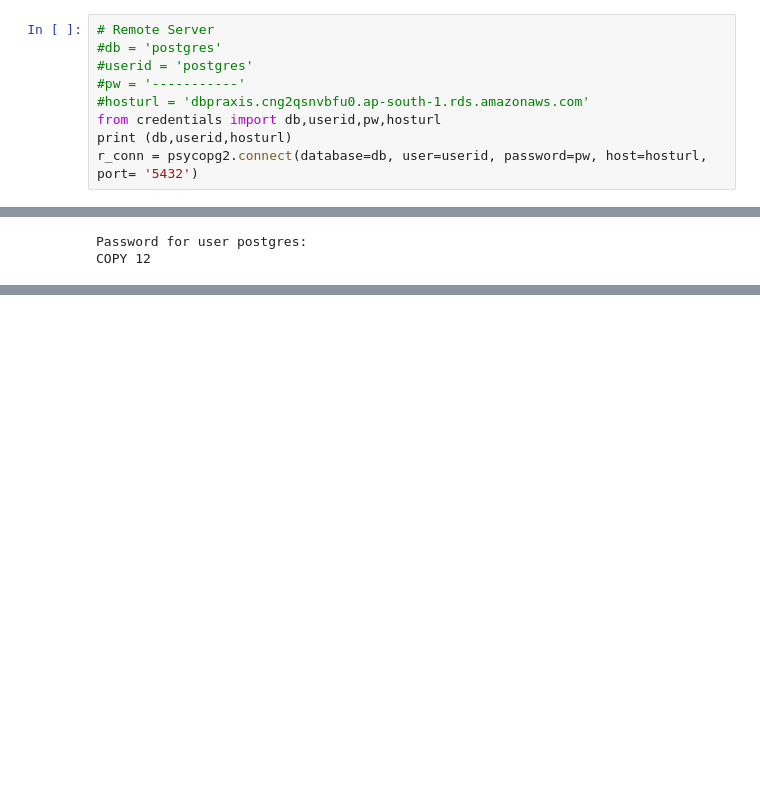
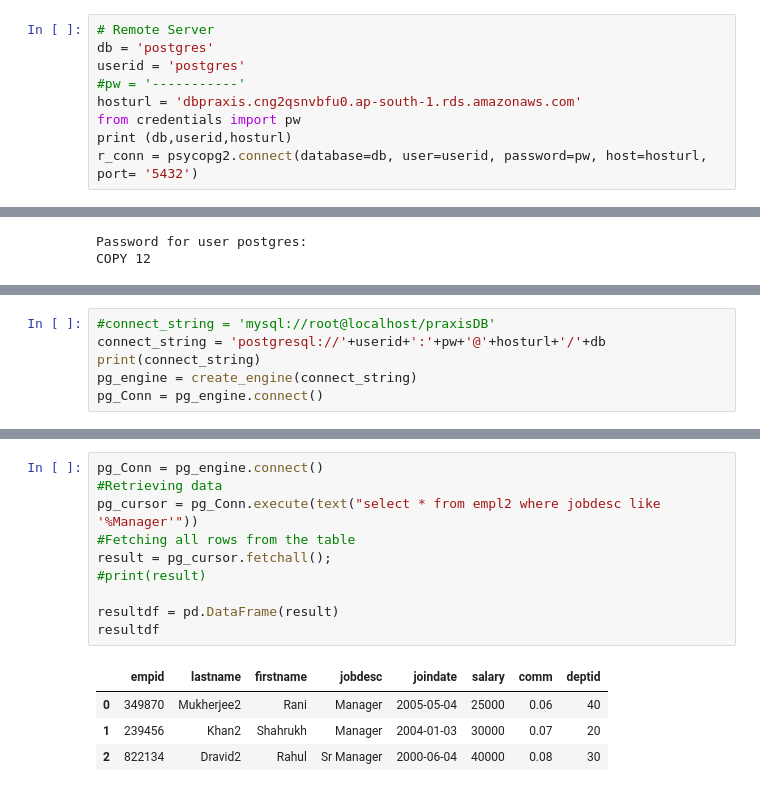
Before and after one commit to Praxis-QR/RDWH, a Jupyter notebook: PostgreSQL_01_Install_Config.ipynb, the cells around one changed output, grey strips where cells are left out. Cells and saved outputs as stored; diff of their text form; blank space fills up the shorter version.

Commit message:
Postgres in Local VM | AWS RDS | Command Line | psycopg2 | sql alchemy

```diff
--- a/PostgreSQL_01_Install_Config.ipynb
+++ b/PostgreSQL_01_Install_Config.ipynb
@@ -364,11 +366,11 @@ runSelect('select * from empl2',l_conn)
 ## Remote Access
 # %%
 # Remote Server
-#db = 'postgres'
-#userid = 'postgres'
+db = 'postgres'
+userid = 'postgres'
 #pw = '-----------'
-#hosturl = 'dbpraxis.cng2qsnvbfu0.ap-south-1.rds.amazonaws.com'
-from credentials import db,userid,pw,hosturl
+hosturl = 'dbpraxis.cng2qsnvbfu0.ap-south-1.rds.amazonaws.com'
+from credentials import pw
 print (db,userid,hosturl)
 r_conn = psycopg2.connect(database=db, user=userid, password=pw, host=hosturl, port= '5432')
 # %% [output]
@@ -475,0 +502,6 @@ Password for user postgres:
+# %%
+#connect_string = 'mysql://root@localhost/praxisDB'
+connect_string = 'postgresql://'+userid+':'+pw+'@'+hosturl+'/'+db
+print(connect_string)
+pg_engine = create_engine(connect_string)
+pg_Conn = pg_engine.connect()
@@ -476,3 +521,18 @@ Password for user postgres:
+# %%
+pg_Conn = pg_engine.connect()
+#Retrieving data
+pg_cursor = pg_Conn.execute(text("select * from empl2 where jobdesc like '%Manager'"))
+#Fetching all rows from the table
+result = pg_cursor.fetchall();
+#print(result)
+
+resultdf = pd.DataFrame(result)
+resultdf
+# %% [output]
+|  | empid | lastname | firstname | jobdesc | joindate | salary | comm | deptid |
+| 0 | 349870 | Mukherjee2 | Rani | Manager | 2005-05-04 | 25000 | 0.06 | 40 |
+| 1 | 239456 | Khan2 | Shahrukh | Manager | 2004-01-03 | 30000 | 0.07 | 20 |
+| 2 | 822134 | Dravid2 | Rahul | Sr Manager | 2000-06-04 | 40000 | 0.08 | 30 |
 # %%
 from datetime import datetime
 import pytz
```
Also changed, not shown: parts of 17 cells of this notebook.
